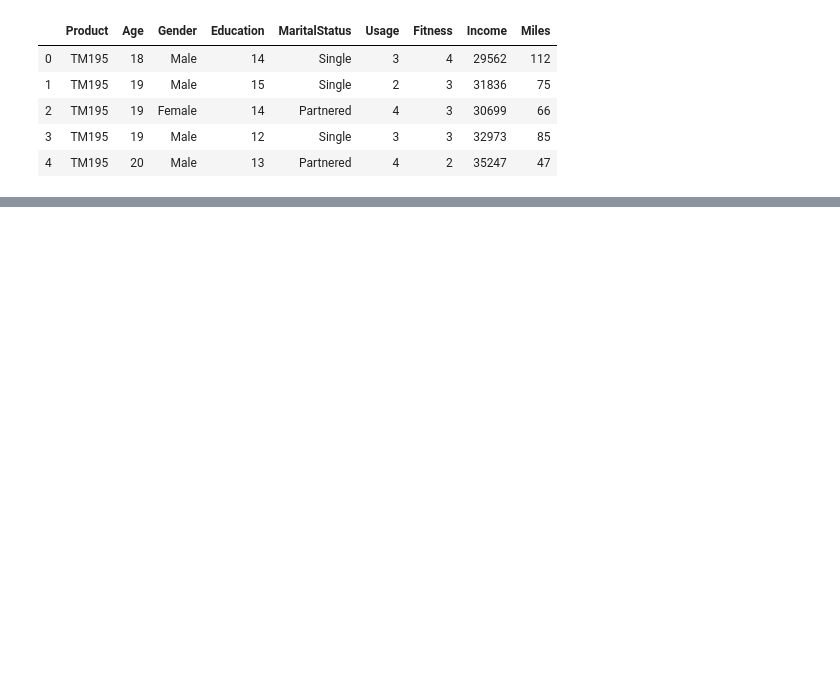
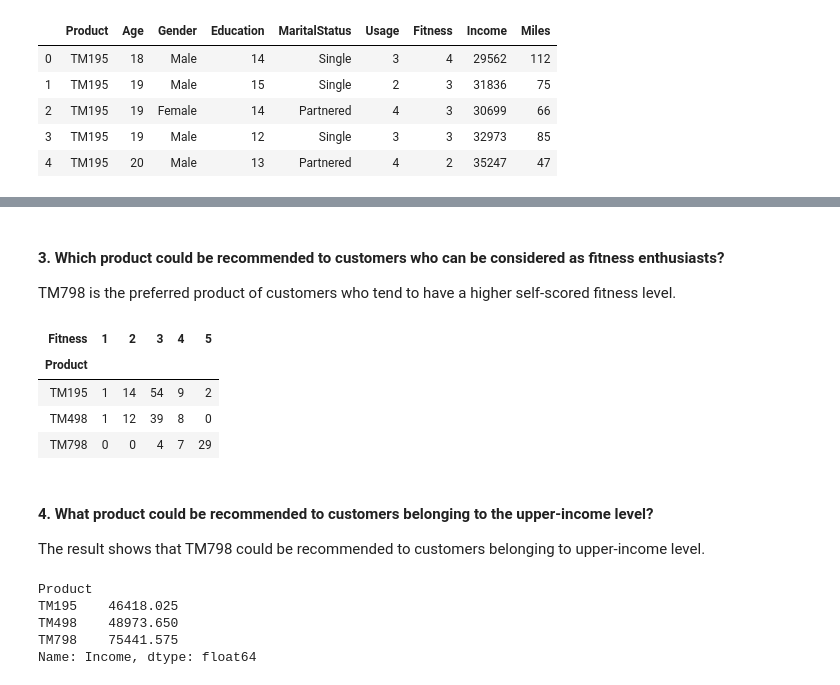
Before and after one commit to jgtolentino/Cardio-Fitness-Project, a Jupyter notebook: CardioFitness.ipynb, the cells around one changed output, grey strips where cells are left out. Drawn from its saved outputs; the diff is of its cells as text; code cells hidden in the pictures; blank space fills up the shorter version.

```diff
--- a/CardioFitness.ipynb
+++ b/CardioFitness.ipynb
@@ -79,0 +142,22 @@ memory usage: 14.2+ KB
+# %% [markdown]
+#### 3. Which product could be recommended to customers who can be considered as fitness enthusiasts?
+TM798 is the preferred product of customers who tend to have a higher self-scored fitness level.
+# %%
+pd.crosstab(mydata['Product'],mydata['Fitness'] )
+# %% [output]
+| Fitness | 1 | 2 | 3 | 4 | 5 |
+| Product |  |  |  |  |  |
+| TM195 | 1 | 14 | 54 | 9 | 2 |
+| TM498 | 1 | 12 | 39 | 8 | 0 |
+| TM798 | 0 | 0 | 4 | 7 | 29 |
+# %% [markdown]
+#### 4. What product could be recommended to customers belonging to the upper-income level?
+The result shows that TM798 could be recommended to customers belonging to upper-income level.
+# %%
+mydata.groupby('Product')['Income'].mean()
+# %% [output]
+Product
+TM195    46418.025
+TM498    48973.650
+TM798    75441.575
+Name: Income, dtype: float64
```
Also changed, not shown: parts of 40 cells of this notebook, 1 other file.
